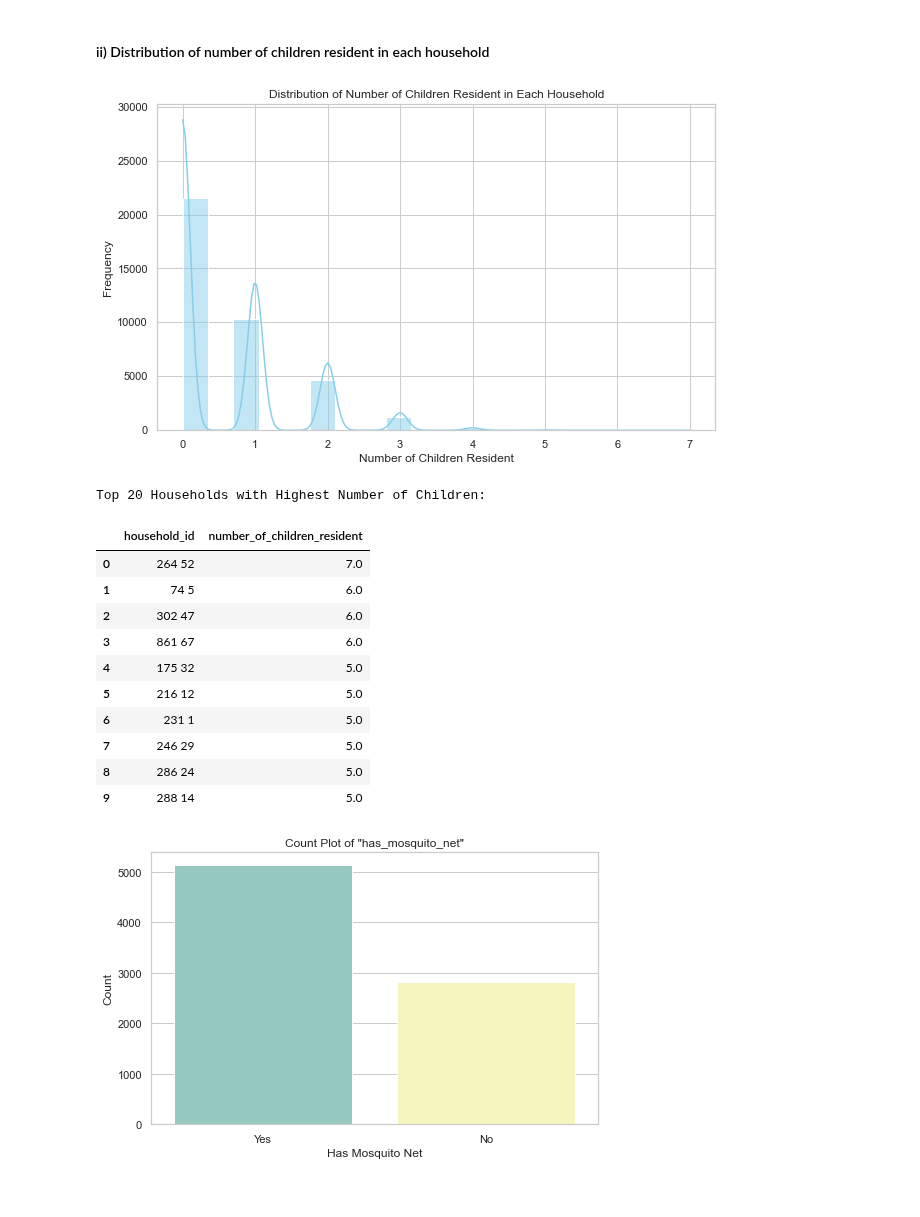
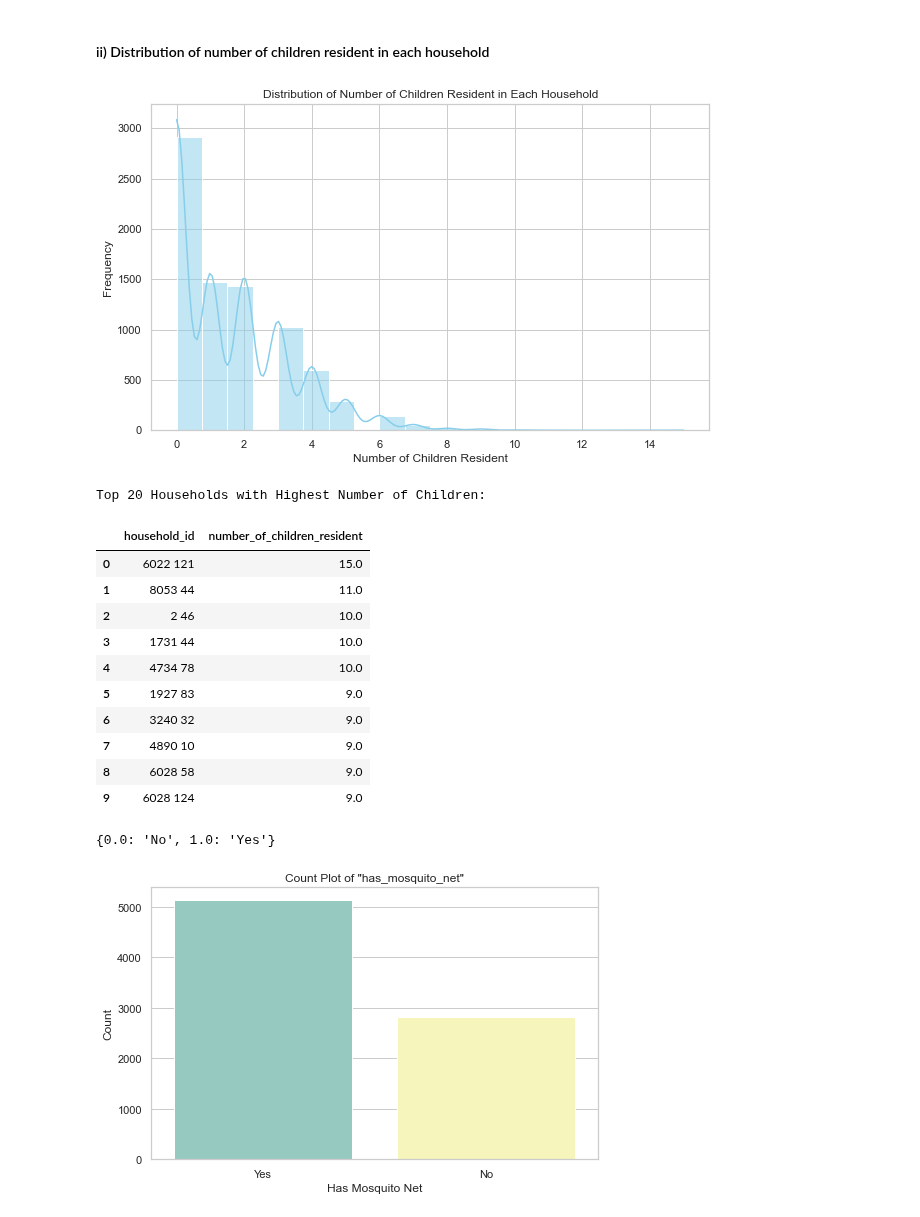
Before and after one commit to Dominic-Mu/dsc-phase-5-group-14-project, a Jupyter notebook: index.ipynb, the cells around one changed output. Cells and saved outputs as stored; diff of their text form; code cells hidden in the pictures.

```diff
--- a/index.ipynb
+++ b/index.ipynb
@@ -139,4 +89,3 @@ Observation: we will work with
 # %%
 # Reading downloaded relevant data
-df, meta = pyreadstat.read_sav("./data/KEHR8BFL.SAV")
 df_2, meta_2 = pyreadstat.read_sav("./data/KEHR81FL.SAV")
@@ -389,17 +368,0 @@ See the caveats in the documentation: https://pandas.pydata.org/pandas-docs/stab
-# %%
-# Converting Coded column names into readable column names for df_2
-
-# Loading the Excel file with the column names into a Pandas DataFrame
-excel_file_path = 'column_names_dictionary_2.xlsx'
-df_excel_2 = pd.read_excel(excel_file_path, sheet_name='Sheet1')
-
-# Displaying the original DataFrame with the column headers
-print("Original Excel DataFrame:")
-print(df_excel)
-
-# Replacing the column headers using a for loop
-for old_header, new_header in zip(df_2_cleaned.columns, df_excel_2['Label Names']):
-    df_2_cleaned.rename(columns={old_header: new_header}, inplace=True)
-
-# Displaying the DataFrame with the updated column headers
-df_2_cleaned
@@ -441,4 +368,0 @@ See the caveats in the documentation: https://pandas.pydata.org/pandas-docs/stab
-# %%
-# column names df_cleaned
-for col in df_cleaned.columns:
-    print(col)
@@ -573,0 +426,15 @@ columns_filled_with_mode_2 = ["shares_toilet","toilet_location","line_number_2",
+# %%
+# Changing numerical and categorical column names to list of column label names
+columns_filled_with_mean_all = [df_excel_2[df_excel_2['Column Names'] == col]['Label Names'].values[0] for col in updated_numerical_variables]
+columns_filled_with_mode_all = [df_excel_2[df_excel_2['Column Names'] == col]['Label Names'].values[0] for col in updated_categorical_variables]
+
+# Unique identifiers to exclude from numeric column
+columns_to_exclude = ['country_code', 'field_supervisor','household_number','area_unit','na_office_editor','cluster_number ','household_id','line_number_of_head_of_household','interviewer_id',
+                      'keyer_identification','na_field_editor']
+
+# Truncating the list to only columns in df_2_cleaned
+columns_filled_with_mean_2 = [col for col in columns_filled_with_mean_all if col in df_2_cleaned.columns and col not in columns_to_exclude]
+columns_filled_with_mode_2 = [col for col in columns_filled_with_mode_all if col in df_2_cleaned.columns]
+
+print("Columns filled with mean:", columns_filled_with_mean_2)
+print("Columns filled with mofe:", columns_filled_with_mode_2)
@@ -675,36 +546,36 @@ Top 10 Households with Highest Number of Household Members:
 #### ii) Distribution of number of children resident in each household
 # %%
 # Identify the top 20 households based on the sum of 'Number_of_children_resident'
-top_20_households = df_cleaned.groupby('household_id')['number_of_children_resident'].sum().nlargest(10)
+top_20_households = df_2_cleaned.groupby('household_id')['number_of_children_resident'].sum().nlargest(10)
 
 # Create a DataFrame from the top_20_households Series
 top_20_df = top_20_households.reset_index()
 
 # Set the style of seaborn
 sns.set(style="whitegrid")
 
 # Plotting the distribution
 plt.figure(figsize=(10, 6))
-sns.histplot(df_cleaned['number_of_children_resident'], bins=20, kde=True, color='skyblue')
+sns.histplot(df_2_cleaned['number_of_children_resident'], bins=20, kde=True, color='skyblue')
 plt.title('Distribution of Number of Children Resident in Each Household')
 plt.xlabel('Number of Children Resident')
 plt.ylabel('Frequency')
 plt.show()
 
 # Print the DataFrame
 print("Top 20 Households with Highest Number of Children:")
 top_20_df
 # %% [output]
-[figure, old version]
+[figure, new version]
 Top 20 Households with Highest Number of Children:
 |  | household_id | number_of_children_resident |
-| 0 | 264 52 | 7.0 |
-| 1 | 74 5 | 6.0 |
-| 2 | 302 47 | 6.0 |
-| 3 | 861 67 | 6.0 |
-| 4 | 175 32 | 5.0 |
-| 5 | 216 12 | 5.0 |
-| 6 | 231 1 | 5.0 |
-| 7 | 246 29 | 5.0 |
-| 8 | 286 24 | 5.0 |
-| 9 | 288 14 | 5.0 |
+| 0 | 6022 121 | 15.0 |
+| 1 | 8053 44 | 11.0 |
+| 2 | 2 46 | 10.0 |
+| 3 | 1731 44 | 10.0 |
+| 4 | 4734 78 | 10.0 |
+| 5 | 1927 83 | 9.0 |
+| 6 | 3240 32 | 9.0 |
+| 7 | 4890 10 | 9.0 |
+| 8 | 6028 58 | 9.0 |
+| 9 | 6028 124 | 9.0 |
@@ -729,6 +582,10 @@ def get_variable_label(column_label, df_excel, variable_labels):
 # %%
+# Household has Mosquito net
 # Calling the function to get variable labels
 variable_label_has_net = get_variable_label('has_mosquito_net',df_excel_2, variable_label_2)
+variable_label_has_net
+# %% [output]
+{0.0: 'No', 1.0: 'Yes'}
 # %%
 # Household has a mosquito net
 
```
Also changed, not shown: parts of 60 cells of this notebook, 7 other files.
